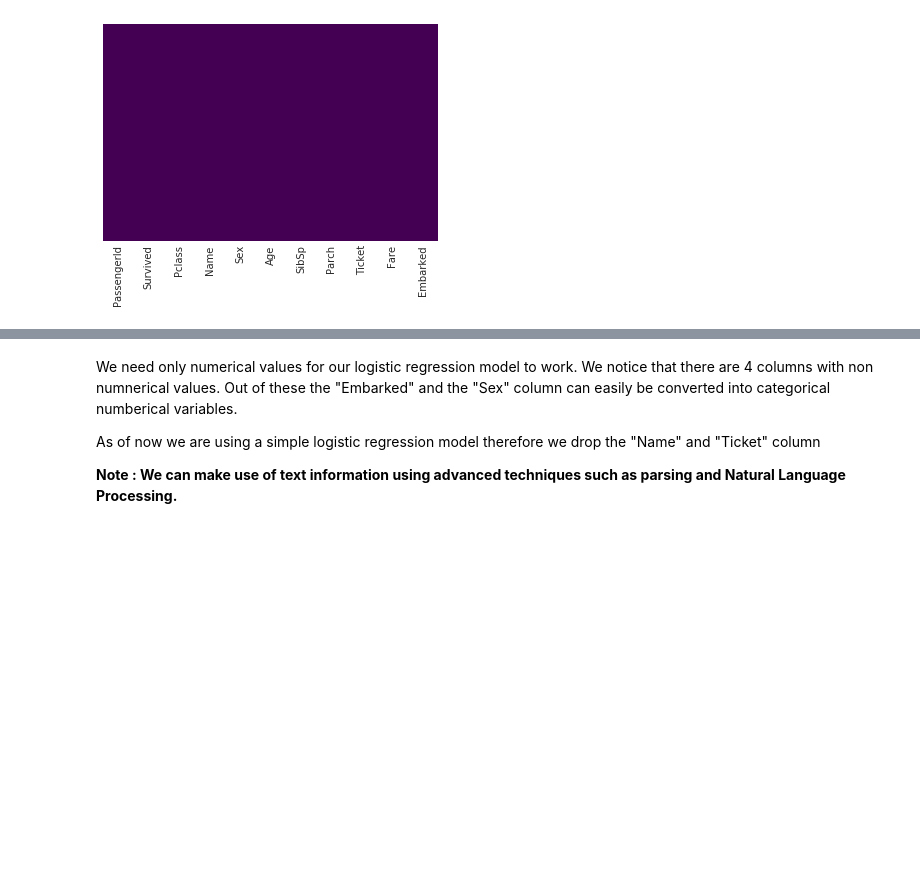
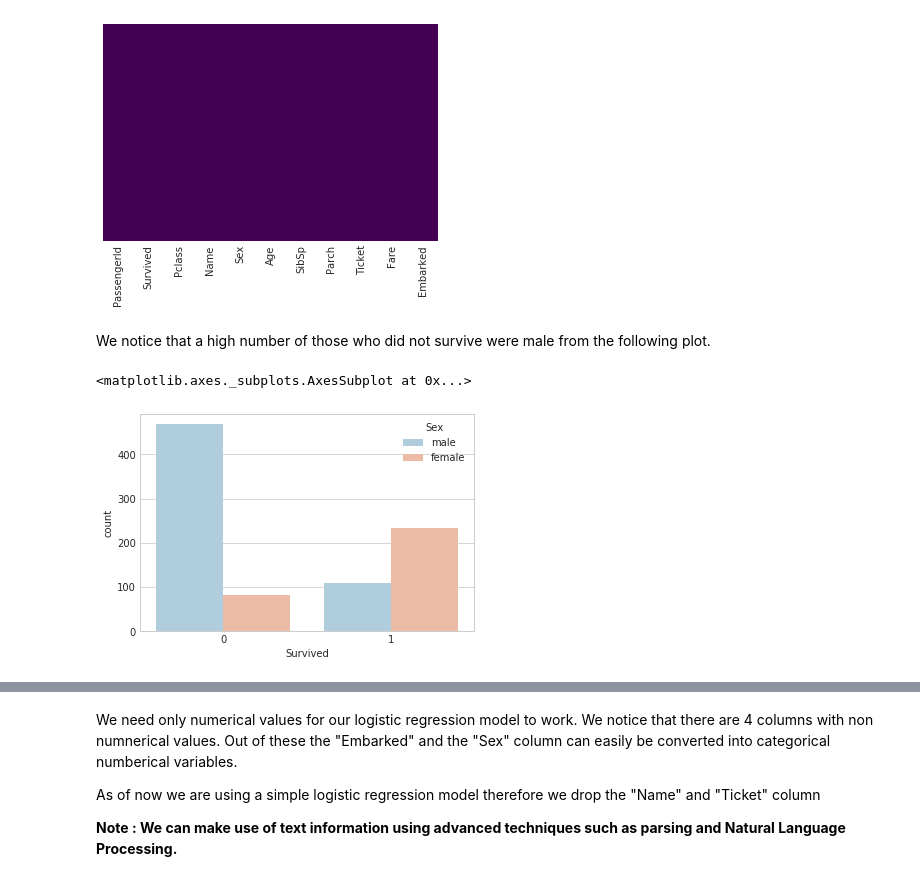
Before and after one commit to mansimar-s/ml-projects, a Jupyter notebook: titanic/titanic.ipynb, the cells around one changed output, grey strips where cells are left out. Cells and saved outputs as stored; diff of their text form; code cells hidden in the pictures; blank space fills up the shorter version.

```diff
--- a/titanic/titanic.ipynb
+++ b/titanic/titanic.ipynb
@@ -129,3 +134,10 @@ sns.heatmap(data=titanic_train.isnull(),yticklabels=False,cbar=False,cmap="virid
 # %% [output]
 <matplotlib.axes._subplots.AxesSubplot at 0x...>
 [figure]
+# %% [markdown]
+We notice that a high number of those who did not survive were male from the following plot.
+# %%
+sns.countplot(data=titanic_train, x="Survived",palette="RdBu_r", hue="Sex")
+# %% [output]
+<matplotlib.axes._subplots.AxesSubplot at 0x...>
+[figure, added]
```
Also changed, not shown: parts of 40 cells of this notebook, 3 other files.
